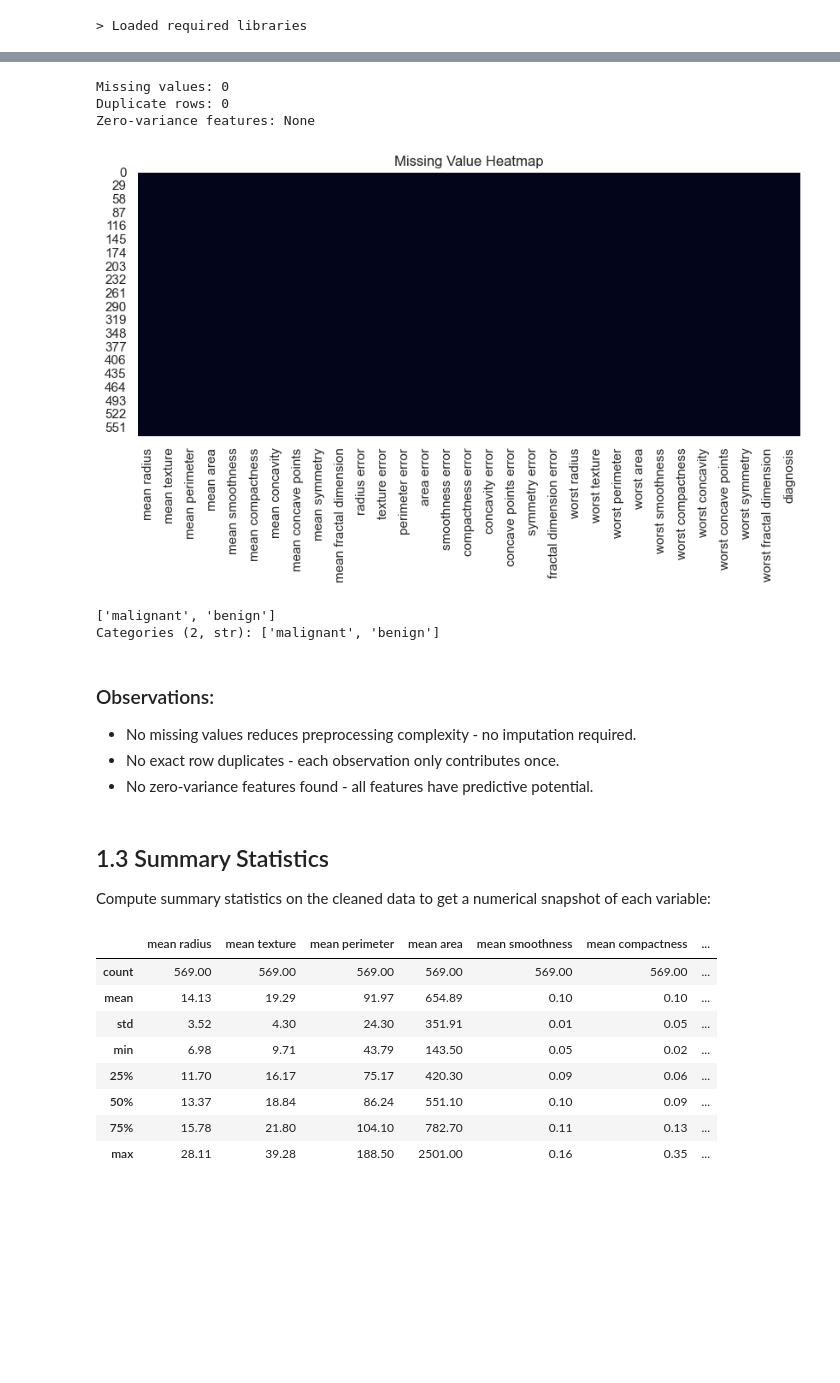
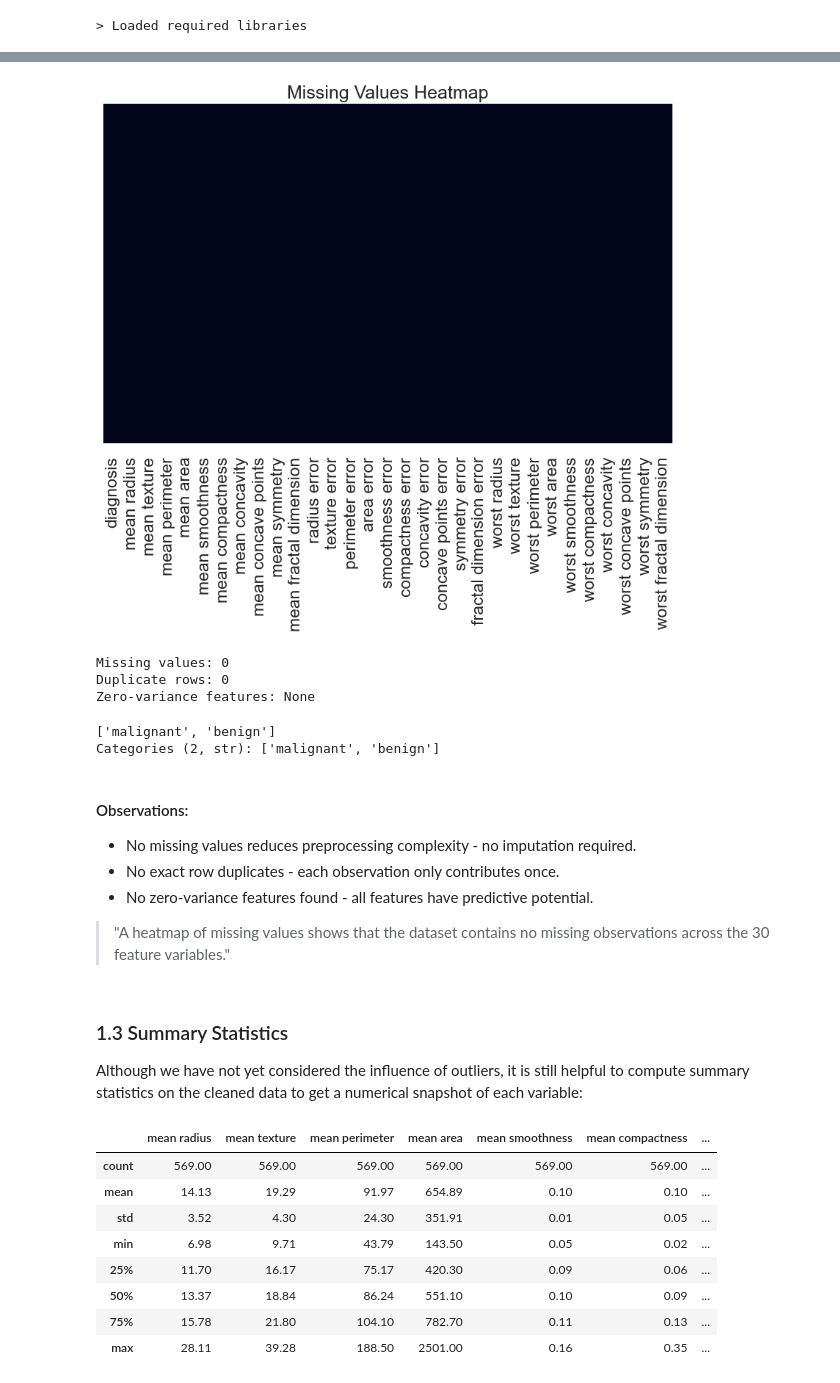
Before and after one commit to sarahcreighton/breast-cancer-classifier, a Jupyter notebook: notebooks/01_eda.ipynb, the cells around one changed output, grey strips where cells are left out. Saved outputs shown, nothing was run; the diff lists cells and outputs as text; code cells hidden in the pictures; blank space fills up the shorter version.

```diff
--- a/notebooks/01_eda.ipynb
+++ b/notebooks/01_eda.ipynb
@@ -157,36 +176,32 @@ Before conducting any analyses we need to address data quality issues that could
 # %%
+# Visualize missing values
+vis.visualize_missing(df)
+
 # check for na, exact row duplicates, constant variance
 print(f"Missing values: {df.isna().sum().sum()}")
 print(f"Duplicate rows: {df.duplicated().sum()}")
-zero_var = [col for col in data.feature_names if df[col].nunique() == 1]
+zero_var = [col for col in feature_names if df[col].nunique() == 1]
 print(f"Zero-variance features: {zero_var if zero_var else 'None'}")
+
+# ensure class label consistency
+df["diagnosis"].unique()
 # %% [output]
+[figure, added]
 Missing values: 0
 Duplicate rows: 0
 Zero-variance features: None
+['malignant', 'benign']
+Categories (2, str): ['malignant', 'benign']
-# %%
-# Visualize missing values (if present)
-if df.isna().sum().sum() >= 0:          # >= 0 for visualization only
-    plt.figure(figsize=(10,4))
-    sns.heatmap(df.isnull(), cbar=False)
-    plt.title("Missing Value Heatmap")
-    plt.show()
-# %% [output]
-[figure, removed]
-# %%
-# ensure class label consistency
-df["diagnosis"].unique()
-# %% [output]
-['malignant', 'benign']
-Categories (2, str): ['malignant', 'benign']
 # %% [markdown]
-### Observations:
+#### Observations:
 - No missing values reduces preprocessing complexity - no imputation required.
 - No exact row duplicates - each observation only contributes once.
 - No zero-variance features found - all features have predictive potential.
+
+> "A heatmap of missing values shows that the dataset contains no missing observations across the 30 feature variables."
 # %% [markdown]
-## 1.3 Summary Statistics
-Compute summary statistics on the cleaned data to get a numerical snapshot of each variable:
+### 1.3 Summary Statistics
+Although we have not yet considered the influence of outliers, it is still helpful to compute summary statistics on the cleaned data to get a numerical snapshot of each variable:
 # %%
 # Summary statistics
 df.describe().round(2)
```
Also changed, not shown: parts of 68 cells of this notebook, 1 other file.
